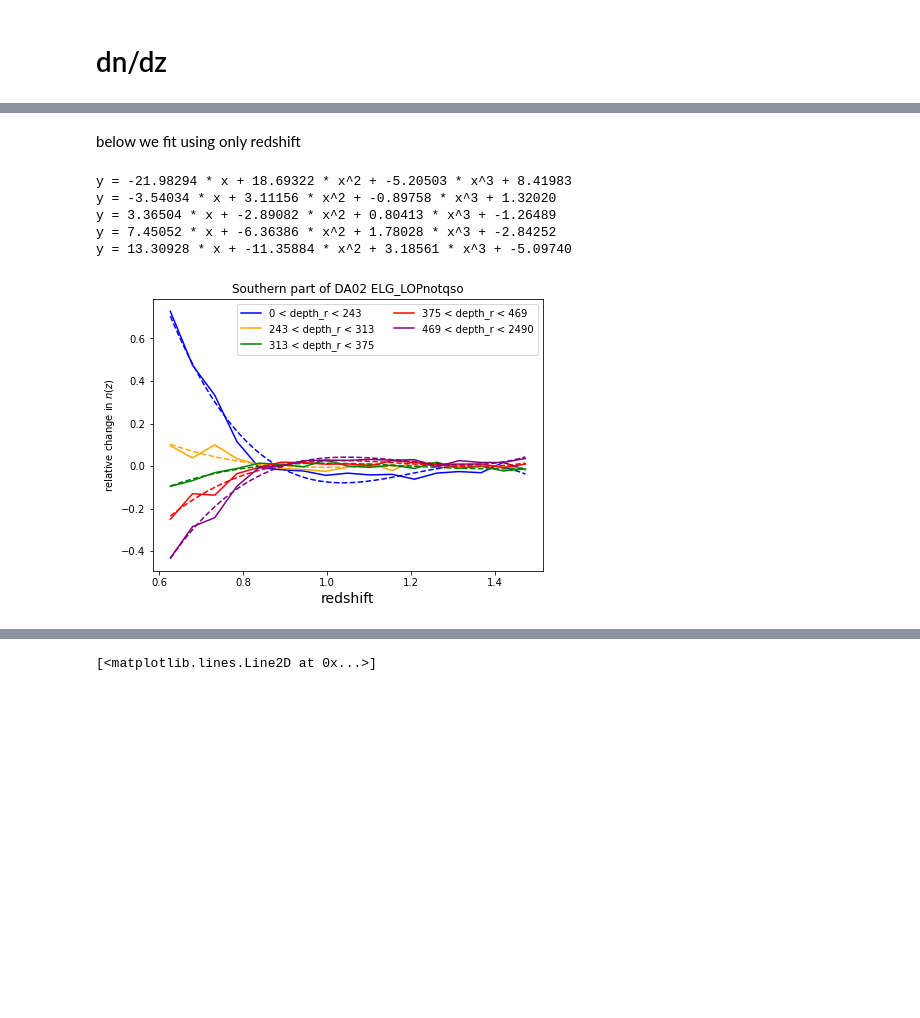
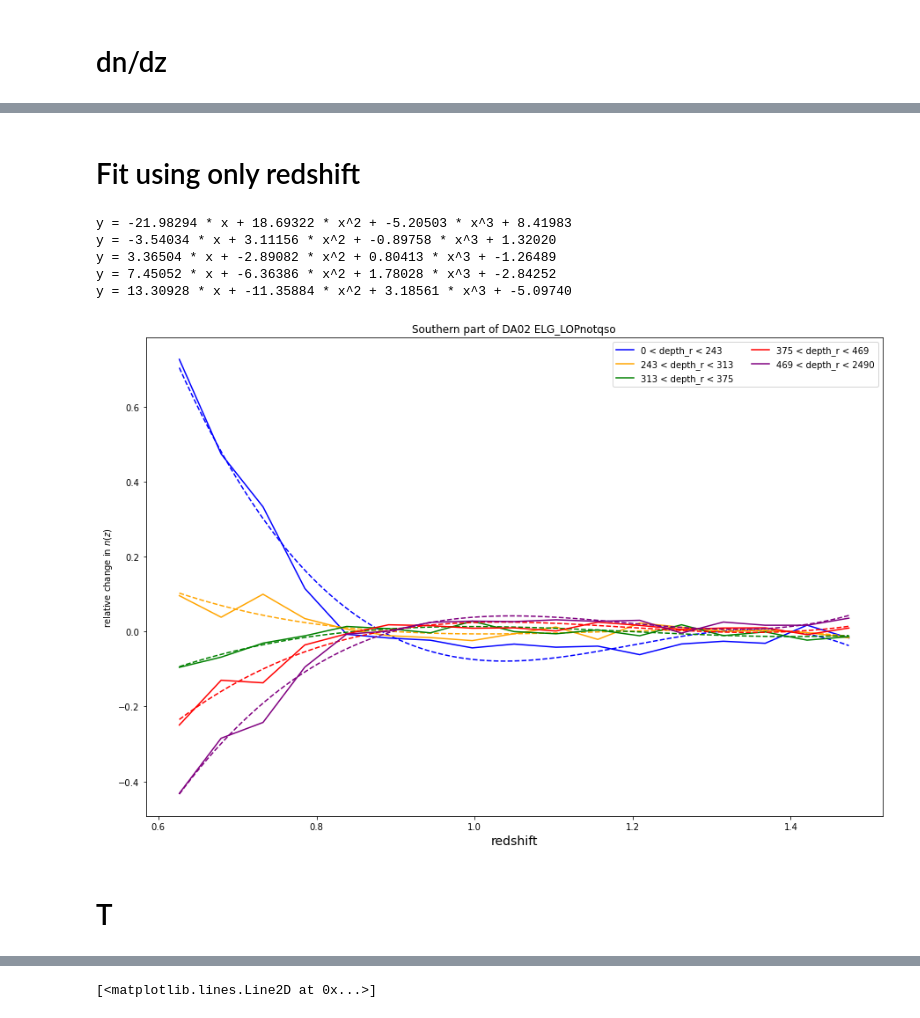
Before and after one commit to AlbertoRosado1/legacysim_runs, a Jupyter notebook: DA02/checks_south_final.ipynb, the cells around one changed output, grey strips where cells are left out. Saved outputs shown, nothing was run; the diff lists cells and outputs as text; code cells hidden in the pictures; blank space fills up the shorter version.

```diff
--- a/DA02/checks_south_final.ipynb
+++ b/DA02/checks_south_final.ipynb
@@ -574,2 +592,2 @@ for prefix in ['ELG_LOPnotqso']:#,'ELG']:
 # %% [markdown]
-below we fit using only redshift
+# Fit using only redshift
@@ -579,19 +594,30 @@ labels = labels1
+# %%
+from astropy.table import Table
+t1 = Table.read('depth_r_table.fits')
+labels1 = np.load('depth_r_labels.npy')
+t2 = Table.read('depth_g_table.fits')
+labels2 = np.load('depth_g_labels.npy')
+
+prefix = 'ELG_LOPnotqso'
+name = 'depth_r'
 # %%
+t = t1
+labels = labels1
 ## https://machinelearningmastery.com/curve-fitting-with-python/
 # fit a second degree polynomial to the economic data
 from scipy.optimize import curve_fit
 #plt.scatter(t['z'],t['dndz_bin0'])
 #plt.ylim(-0.3,0.3)
-#fig = plt.figure(figsize=(15,10))
+fig = plt.figure(figsize=(15,10))
 ax = plt.gca()
 fig = plt.gcf()
-fig.set_size_inches(7, 5)
+#fig.set_size_inches(7, 5)
 # define the true objective function
 colors = ['b','orange','g','r','purple']
 def objective(x, a, b, c, d):
 	return (a * x) + (b * x**2) + (c * x**3) + d
 
-coeff = [-0.53,-5,3.2,1.5,1]
+coeff1 = [-0.62,-4.2,4.61,1.84,1]
 
 for i, icol in enumerate([f'dndz_bin{i}' for i in range(5)]):
     # choose the input and output variables
@@ -612,46 +638,48 @@ for i, icol in enumerate([f'dndz_bin{i}' for i in range(5)]):
     # create a line plot for the mapping function
     #plt.plot(x_line, coeff[i]*y_line, '--', color=colors[i], label=labels[i])
     ##---plt.plot(x_line, y_line, '--', color=colors[i])#, label=labels[i])
-    #if i==0:
+    #if i==3:
     #    coeff = 0.105
     #    plt.plot(x, coeff*y, colors[i],label=labels[i]+f'c:{coeff}')
     #    plt.plot(x_line, coeff*y_line, '-.', color=colors[i])#, label=labels[i]+f'c:{coeff}')
         #plt.plot(x_line, 0.53*y_line, '--', color=colors[i], label=labels[i]+' coeff:0.53')
-        #for j in np.arange(0.05,0.12,0.01):
-        #    plt.plot(x_line, j*y_line, '--', color=colors[i])
+        #for j in np.arange(1.8,2,0.001):
+        #    plt.plot(x_line, 1.84*y_line, '--', color=colors[i])
     #elif i==1:
     #    plt.plot(x, y, colors[i],label=labels[i])
     #    plt.plot(x_line, 1*y_line, '--', color=colors[i])
     #elif i==2:
         #coeff = -0.64
         #plt.plot(x_line, coeff*y_line, '-.', color=colors[i], label=labels[i]+f'c:{coeff}')
     #elif i==3:
         #coeff = -0.295
         #plt.plot(x_line, coeff*y_line, '-.', color=colors[i], label=labels[i]+f'c:{coeff}')
     #elif i==4:
         #coeff = -0.2
         #plt.plot(x_line, coeff*y_line, '-.', color=colors[i], label=labels[i]+f'c:{coeff}')
     plt.plot(x_line, y_line, '--', color=colors[i])#, label=labels[i])
     plt.plot(x, y, colors[i], label=labels[i])
 
 #plt.ylim(-0.3,0.3)
 #plt.xlim(0.6,0.8)
 plt.title('Southern part of DA02 {}'.format(prefix))
 #plt.ylabel('models mult. by some coeff', fontsize=14)
 plt.ylabel(r'relative change in $n(z)$')
 plt.xlabel(r'redshift',fontsize=14)
 plt.legend(loc=1, ncol=2)
 #filename = os.path.join(plot_dir, 'model_dndz_{}_{}_{}.png'.format(prefix, run, name))
-filename = os.path.join(plot_dir, 'test_dndz_{}_{}_{}_4.png'.format(prefix, run, name))
-fig.savefig(filename, bbox_inches='tight', pad_inches=0.1, dpi=200)
+filename = os.path.join(plot_dir, 'test_dndz_{}_{}_{}_5.png'.format(prefix, run, name))
+#fig.savefig(filename, bbox_inches='tight', pad_inches=0.1, dpi=200)
 plt.show()
 # %% [output]
 y = -21.98294 * x + 18.69322 * x^2 + -5.20503 * x^3 + 8.41983
 y = -3.54034 * x + 3.11156 * x^2 + -0.89758 * x^3 + 1.32020
 y = 3.36504 * x + -2.89082 * x^2 + 0.80413 * x^3 + -1.26489
 y = 7.45052 * x + -6.36386 * x^2 + 1.78028 * x^3 + -2.84252
 y = 13.30928 * x + -11.35884 * x^2 + 3.18561 * x^3 + -5.09740
-[figure, old version]
+[figure, new version]
+# %% [markdown]
+# T
 # %%
 t = t2
 labels = labels2
```
Also changed, not shown: parts of 34 cells of this notebook, 5 other files.
